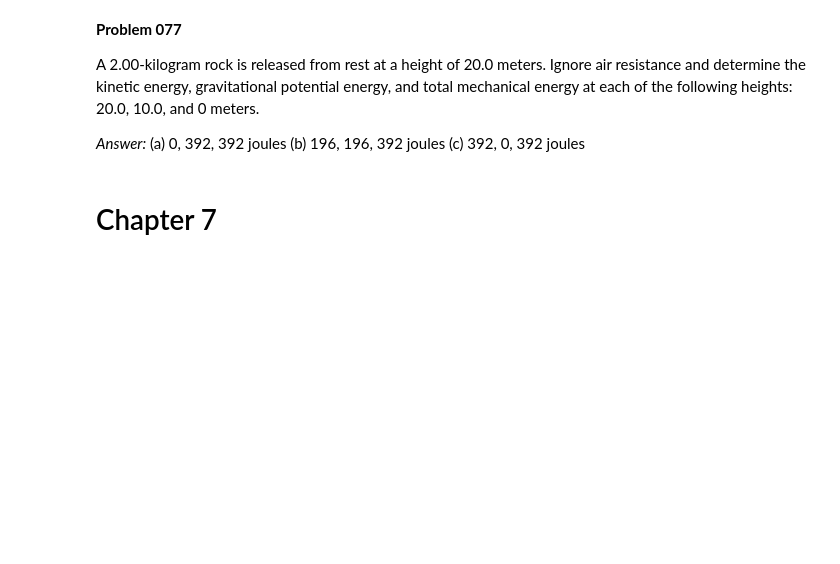
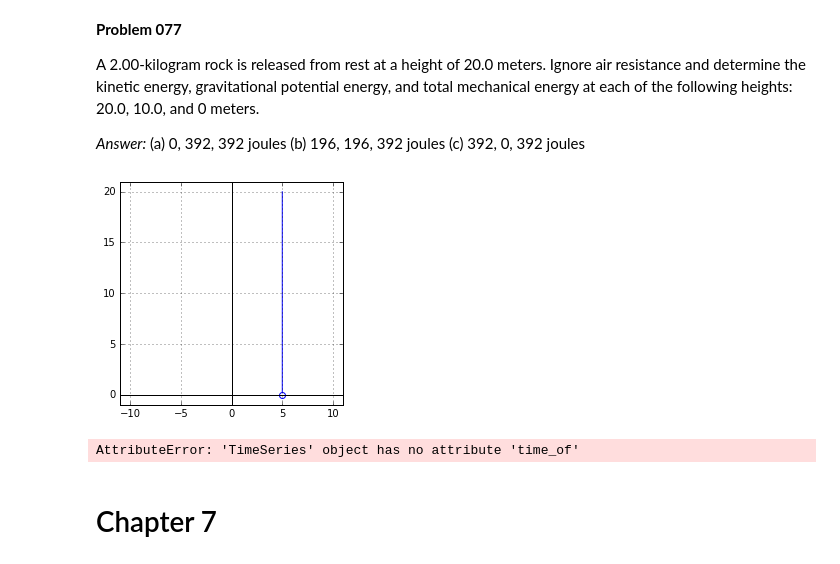
Before and after one commit to dulrich15/p200, a Jupyter notebook: p201 ch06.ipynb, the cells around one changed output. Saved outputs shown, nothing was run; the diff lists cells and outputs as text; code cells hidden in the pictures; blank space fills up the shorter version.

```diff
--- a/p201 ch06.ipynb
+++ b/p201 ch06.ipynb
@@ -666,6 +834,36 @@ A 2.00-kilogram rock is released from rest at a height of 20.0 meters. Ignore ai
 
 
 *Answer:* (a) 0, 392, 392 joules (b) 196, 196, 392 joules (c) 392, 0, 392 joules
+# %%
+dt = 0.001
+
+obj = Particle(mass=2,r0=np.array([5,20]))
+obj.add_force(lambda obj, t: np.array([0,-9.8 * obj.mass]), 'weight')
+while True:
+    obj.increment(dt)
+    x,y = obj.position.values[-1]
+    if y < 0:
+        break
+
+obj.plot2d(lim=[-11,11,-1,21])
+plt.show()
+
+# KE = int Fnet(t).v(t) dt
+
+KE = TimeSeries()
+for t in obj.timeline[1:-1]:
+    if len(KE.values) > 0:
+        x = KE.values[-1]
+    else:
+        x = 0
+    x += vdot(obj.net_force(t), obj.velocity(t)) * dt
+    KE.append(t, x)
+# %% [output]
+[figure, added]
+# %%
+obj.position.time_of(10)
+# %% [output]
+AttributeError: 'TimeSeries' object has no attribute 'time_of'
 # %% [markdown]
 # Chapter 7
 # %% [markdown]
```
Also changed, not shown: parts of 15 cells of this notebook, 6 other files.
